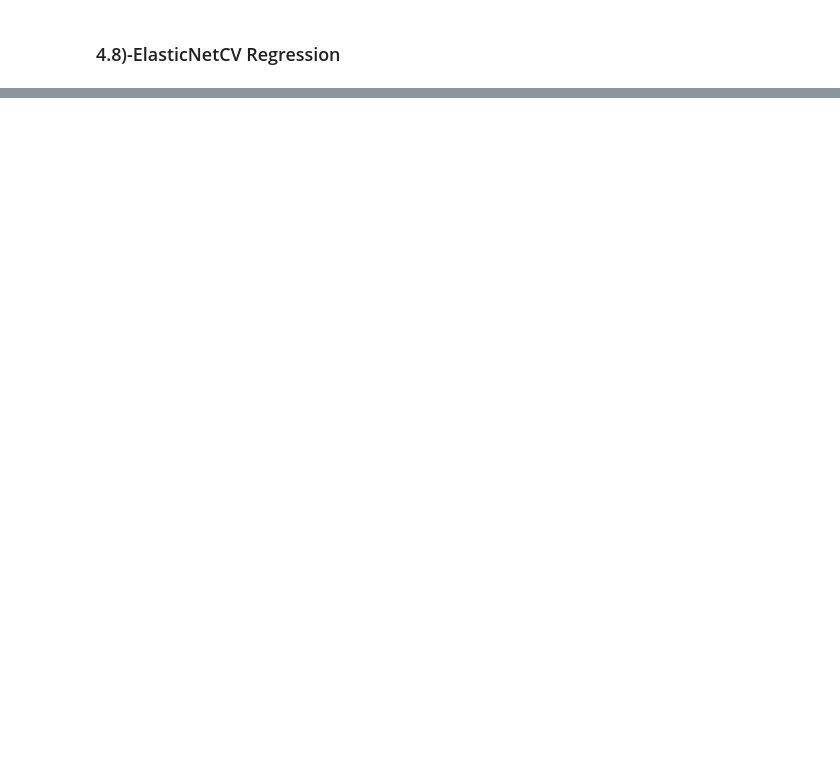
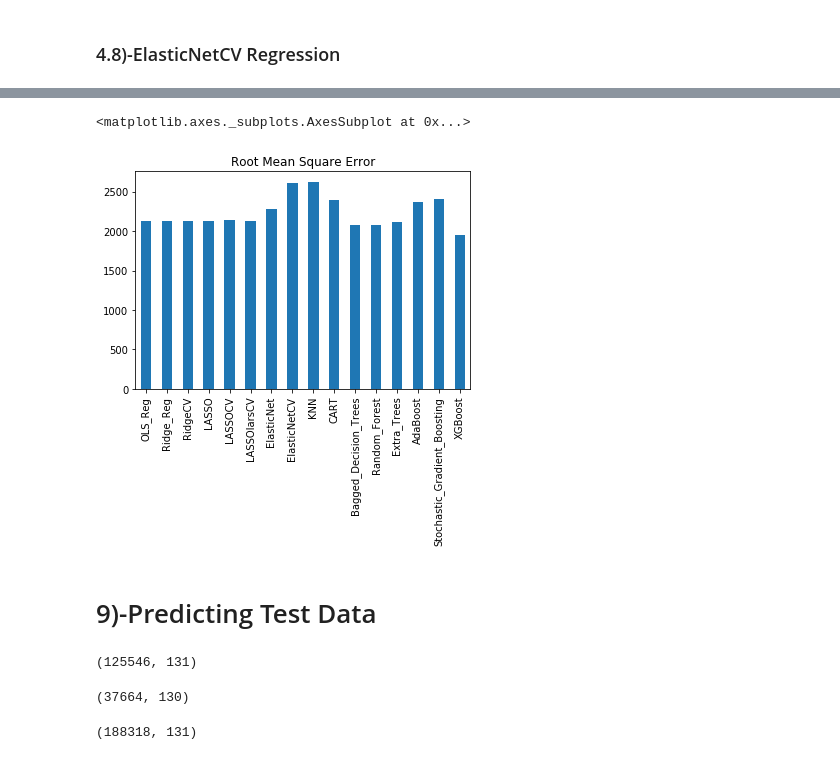
Before and after one commit to HassanSherwani/Insurance_Claims_Severity, a Jupyter notebook: ML-models_Allstate_Claims_Severity .ipynb, the cells around one changed output, grey strips where cells are left out. Saved outputs shown, nothing was run; the diff lists cells and outputs as text; code cells hidden in the pictures; blank space fills up the shorter version.

```diff
--- a/ML-models_Allstate_Claims_Severity .ipynb
+++ b/ML-models_Allstate_Claims_Severity .ipynb
@@ -404,0 +672,7 @@ print('R2     : %0.4f ' % r2_ElasticNetCV)
+# %%
+pred_xgb = model_xgb.predict(X_test)
+# %%
+mse_xgb = mean_squared_error(y_test, pred_xgb)
+mae_xgb = mean_absolute_error(y_test, pred_xgb)
+rmse_xgb = mean_squared_error(y_test, pred_xgb)**0.5
+r2_xgb = r2_score(y_test, pred_xgb)
@@ -404,0 +699,11 @@ print('R2     : %0.4f ' % r2_ElasticNetCV)
+# %%
+# Creating RMSE Dictionary
+rmse_dict = {'RMSE':[rmse_lr, rmse_ridge, rmse_ridgeCV,rmse_lasso,rmse_lassoCV,rmse_lassolars,
+                    rmse_ElasticNet,rmse_ElasticNetCV,rmse_knn,rmse_cart,rmse_baggdectree,
+                    rmse_rf,rmse_ExTree,rmse_ada,rmse_Grad,rmse_xgb]}
+# %%
+# Creating RMSE DataFrame
+rmse_df = pd.DataFrame(data = rmse_dict, index = ['OLS_Reg','Ridge_Reg','RidgeCV','LASSO','LASSOCV','LASSOlarsCV',
+                                                 'ElasticNet','ElasticNetCV','KNN','CART','Bagged_Decision_Trees',
+                                                  'Random_Forest','Extra_Trees','AdaBoost','Stochastic_Gradient_Boosting',
+                                                  'XGBoost'])
@@ -404,0 +730,20 @@ print('R2     : %0.4f ' % r2_ElasticNetCV)
+# %%
+# Plotting RMSE
+rmse_df.plot.bar(legend = False, title = 'Root Mean Square Error')
+# %% [output]
+<matplotlib.axes._subplots.AxesSubplot at 0x...>
+[figure, added]
+# %% [markdown]
+# 9)-Predicting Test Data
+# %%
+df_test.shape
+# %% [output]
+(125546, 131)
+# %%
+X_test.shape
+# %% [output]
+(37664, 130)
+# %%
+df_insurance.shape
+# %% [output]
+(188318, 131)
```
Also changed, not shown: parts of 80 cells of this notebook.
